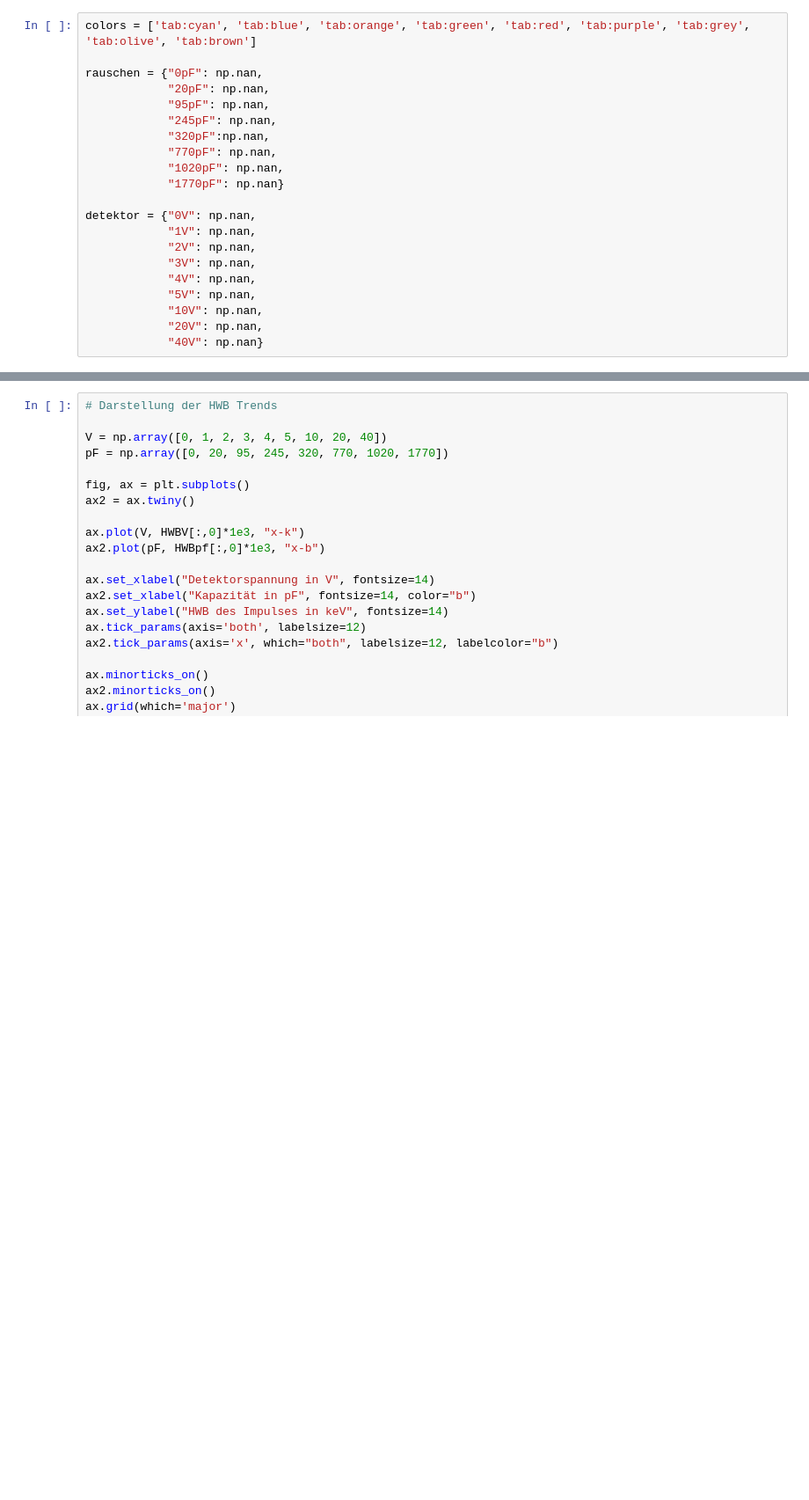
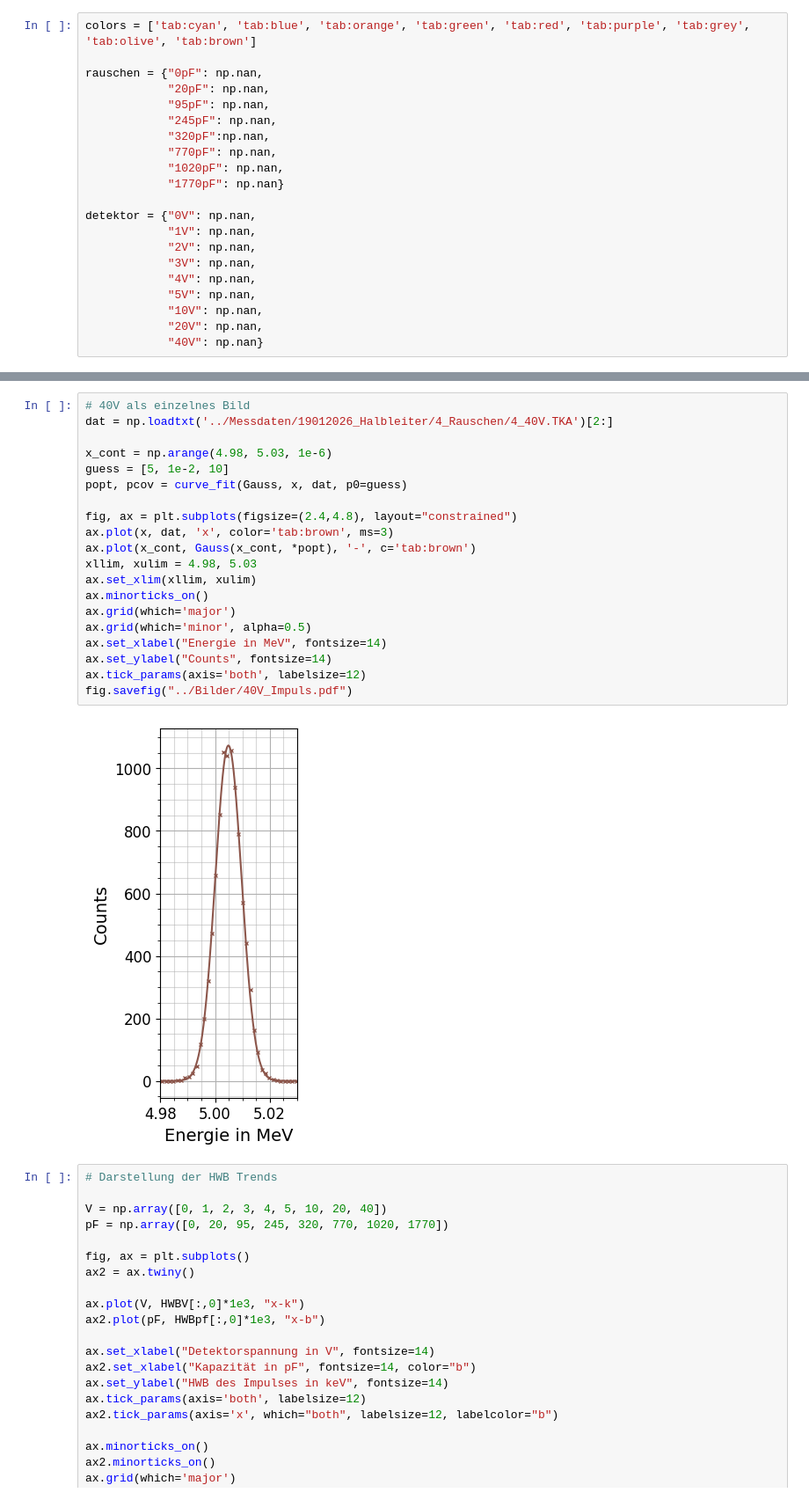
Before and after one commit to NicolasRohrbeck/fprak, a Jupyter notebook: scripts/halbleiter.ipynb, the cells around one changed output, grey strips where cells are left out. Shown at 88% size. Drawn from its saved outputs; the diff is of its cells as text; blank space fills up the shorter version.

```diff
--- a/scripts/halbleiter.ipynb
+++ b/scripts/halbleiter.ipynb
@@ -380,3 +381,25 @@ fig2.savefig("../Bilder/Gauss_Detektor.pdf")
+# %%
+# 40V als einzelnes Bild
+dat = np.loadtxt('../Messdaten/19012026_Halbleiter/4_Rauschen/4_40V.TKA')[2:]
+
+x_cont = np.arange(4.98, 5.03, 1e-6)
+guess = [5, 1e-2, 10]
+popt, pcov = curve_fit(Gauss, x, dat, p0=guess)
+
+fig, ax = plt.subplots(figsize=(2.4,4.8), layout="constrained")
+ax.plot(x, dat, 'x', color='tab:brown', ms=3)
+ax.plot(x_cont, Gauss(x_cont, *popt), '-', c='tab:brown')
+xllim, xulim = 4.98, 5.03
+ax.set_xlim(xllim, xulim)
+ax.minorticks_on()
+ax.grid(which='major')
+ax.grid(which='minor', alpha=0.5)
+ax.set_xlabel("Energie in MeV", fontsize=14)
+ax.set_ylabel("Counts", fontsize=14)
+ax.tick_params(axis='both', labelsize=12)
+fig.savefig("../Bilder/40V_Impuls.pdf")
+# %% [output]
+[figure, added]
 # %%
 # Darstellung der HWB Trends
 
```
Also changed, not shown: parts of 4 cells of this notebook, 41 other files.
